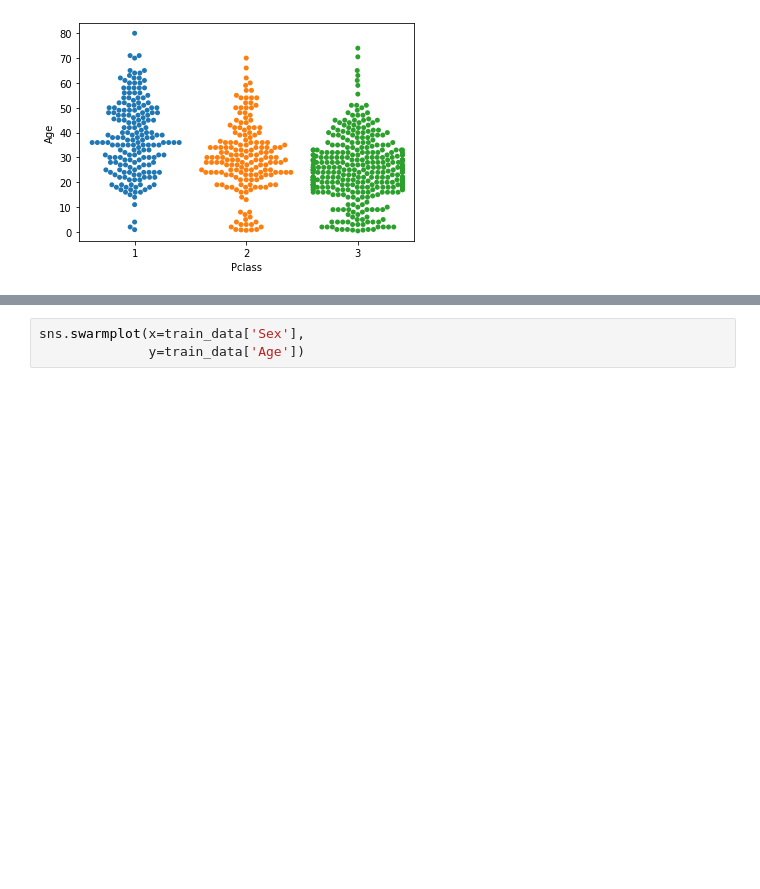
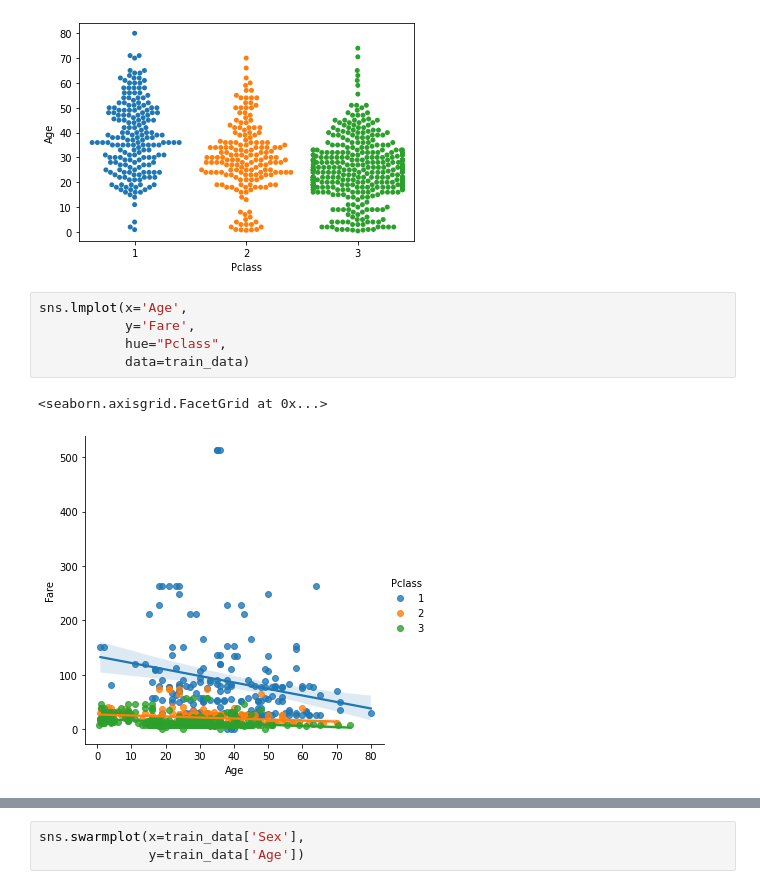
Before and after one commit to tqnvo/kaggle, a Jupyter notebook: ml-titanic-survivor.ipynb, the cells around one changed output, grey strips where cells are left out. Cells and saved outputs as stored; diff of their text form; blank space fills up the shorter version.

```diff
--- a/ml-titanic-survivor.ipynb
+++ b/ml-titanic-survivor.ipynb
@@ -31,3 +31,11 @@ sns.swarmplot(x=train_data['Pclass'],
 # %% [output]
 <AxesSubplot:xlabel='Pclass', ylabel='Age'>
 [figure]
+# %%
+sns.lmplot(x='Age',
+           y='Fare',
+           hue="Pclass",
+           data=train_data)
+# %% [output]
+<seaborn.axisgrid.FacetGrid at 0x...>
+[figure, added]
```
Also changed, not shown: parts of 3 cells of this notebook.
